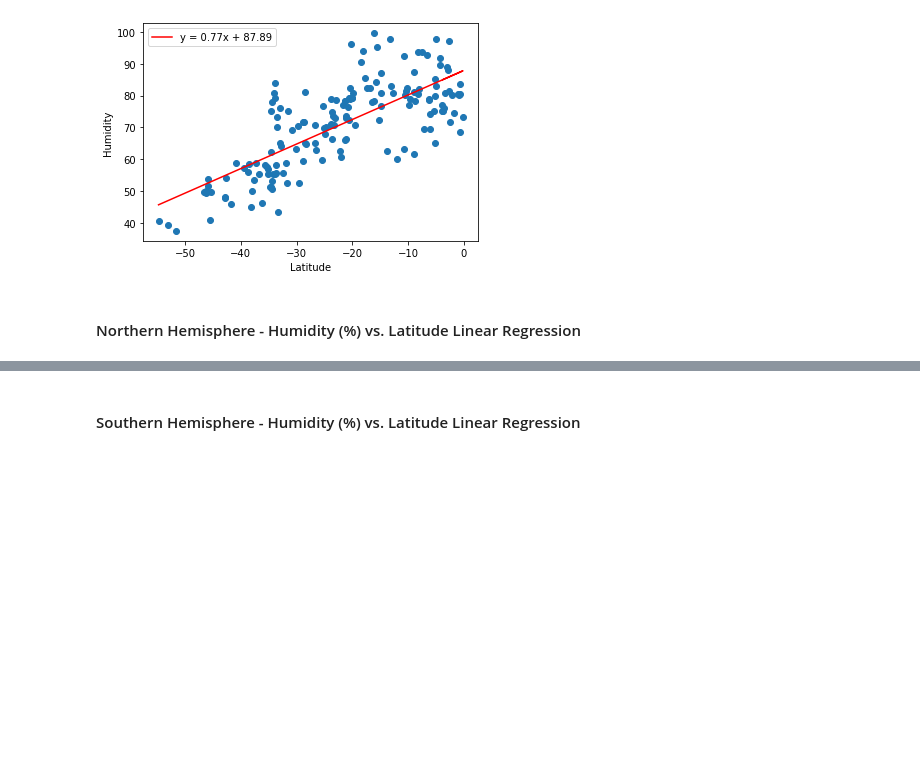
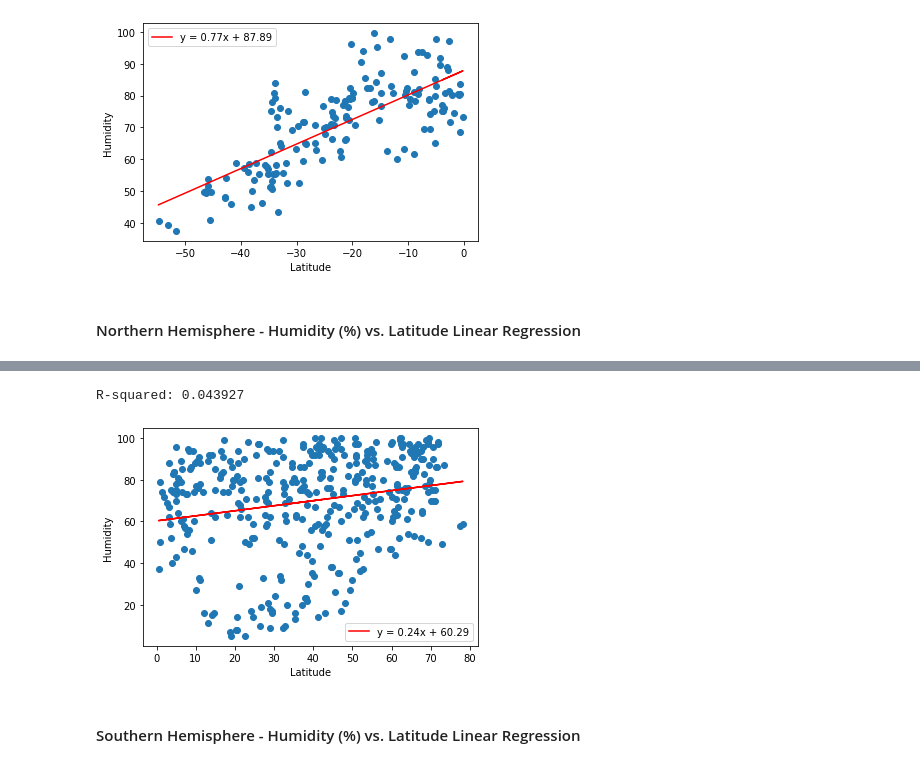
Before and after one commit to TheoF-C/python-api-challenge, a Jupyter notebook: WeatherPy/WeatherPy.ipynb, the cells around one changed output, grey strips where cells are left out. Saved outputs shown, nothing was run; the diff lists cells and outputs as text; code cells hidden in the pictures; blank space fills up the shorter version.

```diff
--- a/WeatherPy/WeatherPy.ipynb
+++ b/WeatherPy/WeatherPy.ipynb
@@ -240,2 +236,7 @@ The r-squared is: 0.10358336015746494
+# %%
+auto_reg(northern_hemisphere['Lat'], northern_hemisphere['Humidity'], 'Latitude', 'Humidity')
+# %% [output]
+R-squared: 0.043927
+[figure, added]
 # %% [markdown]
 ####  Southern Hemisphere - Humidity (%) vs. Latitude Linear Regression
```
Also changed, not shown: parts of 11 cells of this notebook.
